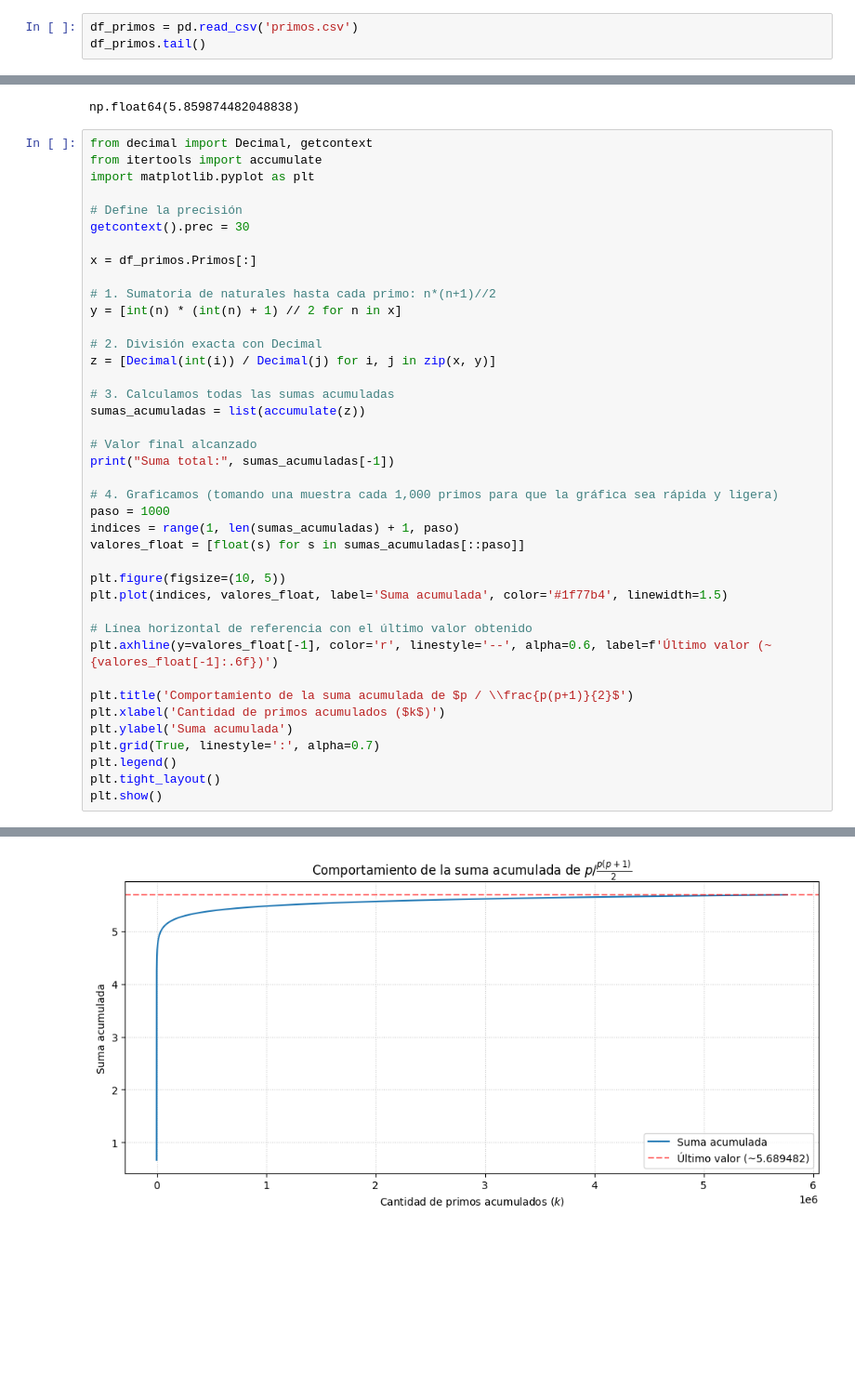
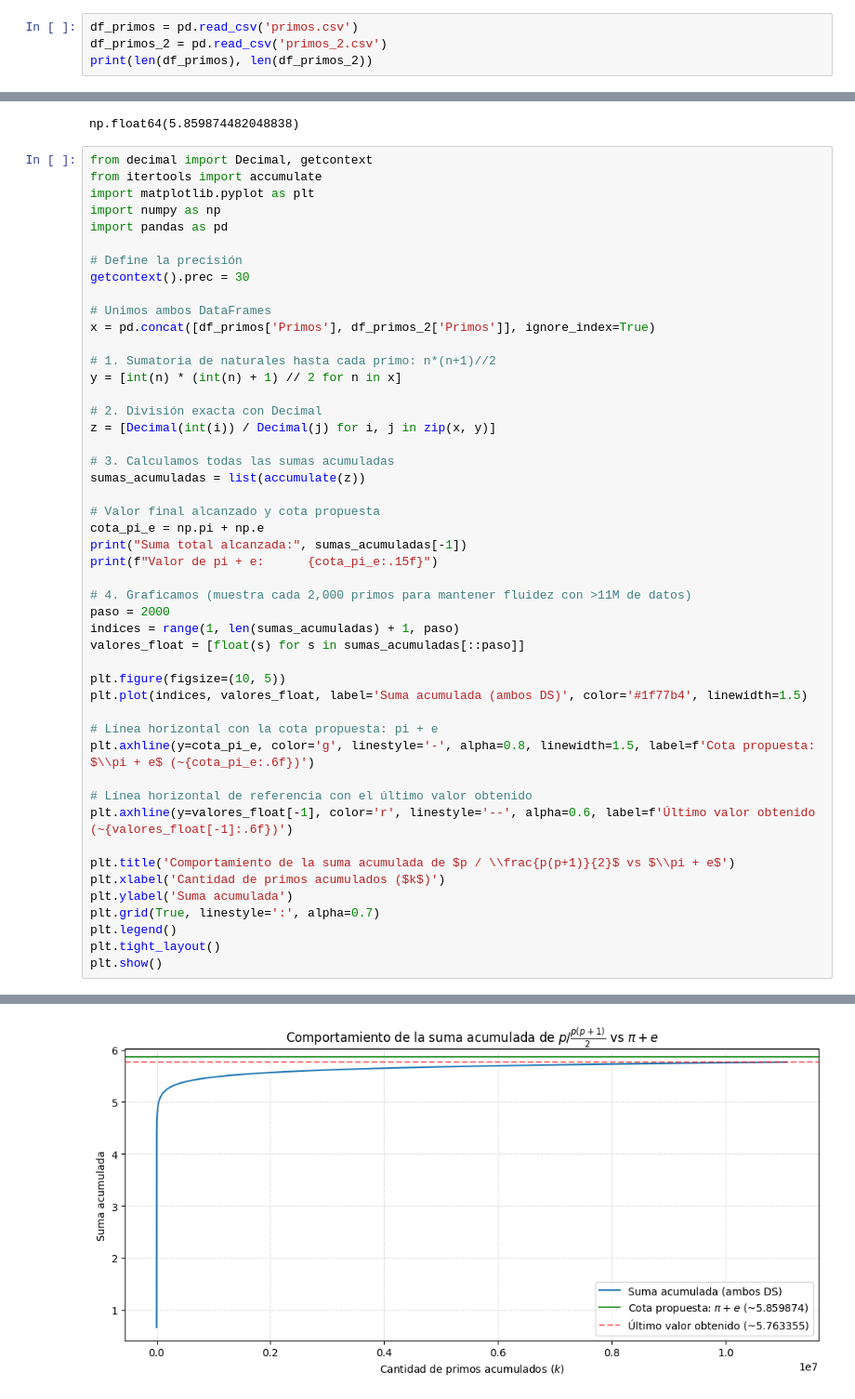
Before and after one commit to edgaracosta888/Proyectos_de_Matematicas, a Jupyter notebook: Numeros_Primos/Aplicaciones.ipynb, the cells around one changed output, grey strips where cells are left out. Shown at 93% size. Cells and saved outputs as stored; diff of their text form; blank space fills up the shorter version.

Commit message:
Pruebas con todos los primos

```diff
--- a/Numeros_Primos/Aplicaciones.ipynb
+++ b/Numeros_Primos/Aplicaciones.ipynb
@@ -15,5 +15,6 @@ import math
 # 1. Lectura del csv con los Primos hasta el 50 millones
 # %%
 df_primos = pd.read_csv('primos.csv')
-df_primos.tail()
+df_primos_2 = pd.read_csv('primos_2.csv')
+print(len(df_primos), len(df_primos_2))
 # %% [output]
@@ -140,11 +141,14 @@ np.float64(5.859874482048838)
 from decimal import Decimal, getcontext
 from itertools import accumulate
 import matplotlib.pyplot as plt
+import numpy as np
+import pandas as pd
 
 # Define la precisión
 getcontext().prec = 30
 
-x = df_primos.Primos[:]
+# Unimos ambos DataFrames
+x = pd.concat([df_primos['Primos'], df_primos_2['Primos']], ignore_index=True)
 
 # 1. Sumatoria de naturales hasta cada primo: n*(n+1)//2
 y = [int(n) * (int(n) + 1) // 2 for n in x]
@@ -155,21 +159,26 @@ z = [Decimal(int(i)) / Decimal(j) for i, j in zip(x, y)]
 # 3. Calculamos todas las sumas acumuladas
 sumas_acumuladas = list(accumulate(z))
 
-# Valor final alcanzado
-print("Suma total:", sumas_acumuladas[-1])
+# Valor final alcanzado y cota propuesta
+cota_pi_e = np.pi + np.e
+print("Suma total alcanzada:", sumas_acumuladas[-1])
+print(f"Valor de pi + e:      {cota_pi_e:.15f}")
 
-# 4. Graficamos (tomando una muestra cada 1,000 primos para que la gráfica sea rápida y ligera)
-paso = 1000
+# 4. Graficamos (muestra cada 2,000 primos para mantener fluidez con >11M de datos)
+paso = 2000
 indices = range(1, len(sumas_acumuladas) + 1, paso)
 valores_float = [float(s) for s in sumas_acumuladas[::paso]]
 
 plt.figure(figsize=(10, 5))
-plt.plot(indices, valores_float, label='Suma acumulada', color='#1f77b4', linewidth=1.5)
+plt.plot(indices, valores_float, label='Suma acumulada (ambos DS)', color='#1f77b4', linewidth=1.5)
+
+# Línea horizontal con la cota propuesta: pi + e
+plt.axhline(y=cota_pi_e, color='g', linestyle='-', alpha=0.8, linewidth=1.5, label=f'Cota propuesta: $\\pi + e$ (~{cota_pi_e:.6f})')
 
 # Línea horizontal de referencia con el último valor obtenido
-plt.axhline(y=valores_float[-1], color='r', linestyle='--', alpha=0.6, label=f'Último valor (~{valores_float[-1]:.6f})')
+plt.axhline(y=valores_float[-1], color='r', linestyle='--', alpha=0.6, label=f'Último valor obtenido (~{valores_float[-1]:.6f})')
 
-plt.title('Comportamiento de la suma acumulada de $p / \\frac{p(p+1)}{2}$')
+plt.title('Comportamiento de la suma acumulada de $p / \\frac{p(p+1)}{2}$ vs $\\pi + e$')
 plt.xlabel('Cantidad de primos acumulados ($k$)')
 plt.ylabel('Suma acumulada')
 plt.grid(True, linestyle=':', alpha=0.7)
@@ -181 +191 @@ Suma total: 5.68949060834496187292076534173
-[figure, old version]
+[figure, new version]
```
Also changed, not shown: parts of 5 cells of this notebook, 1 other file.
